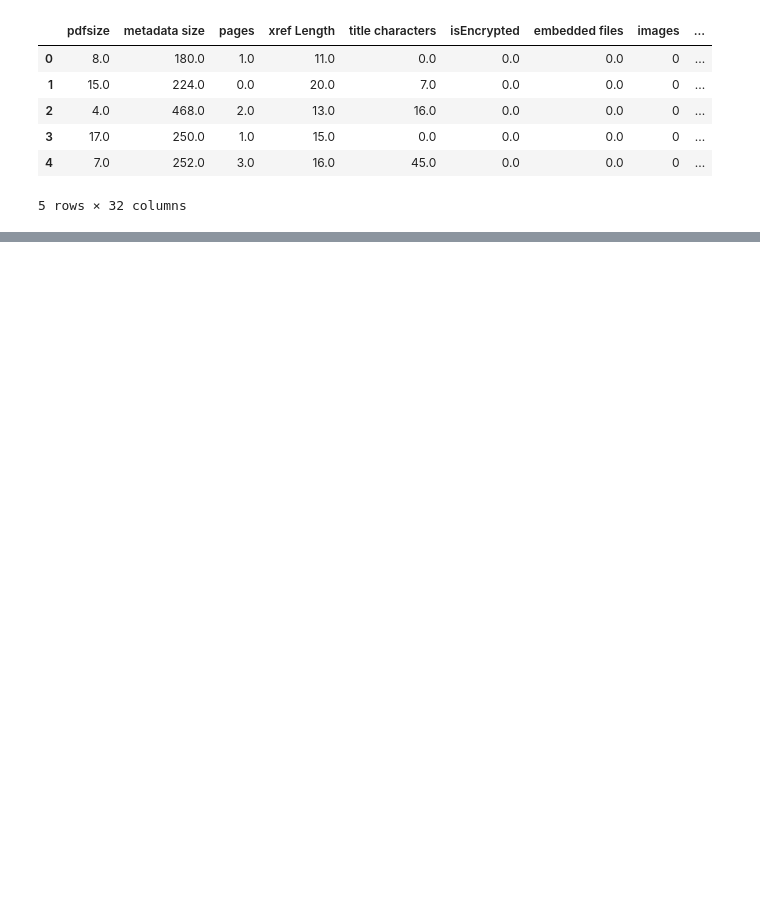
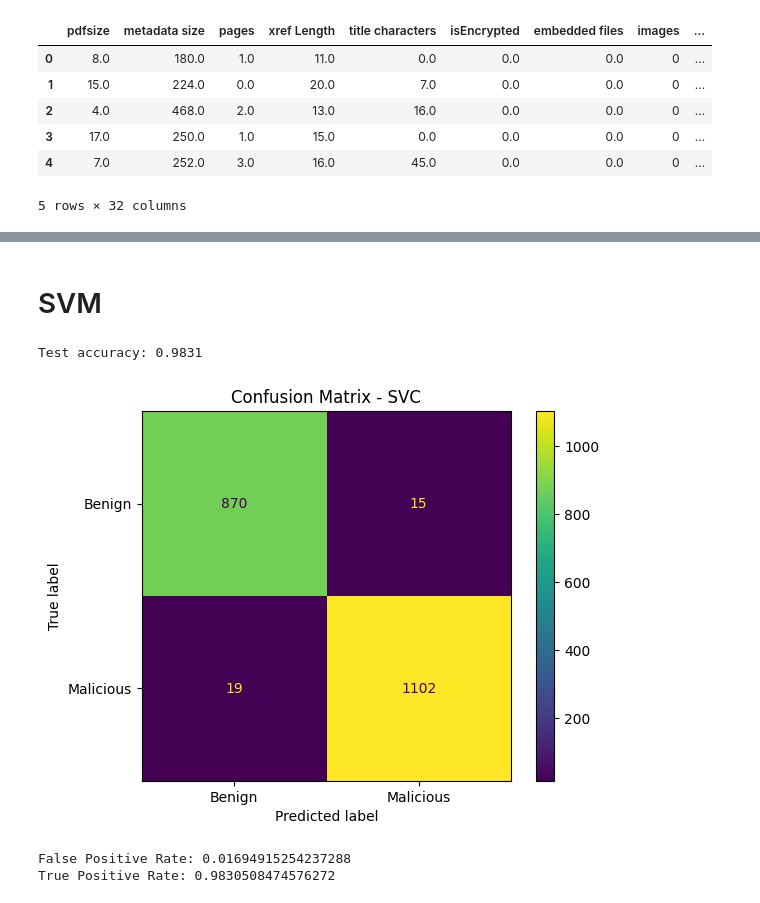
Before and after one commit to HimanS1708/CS658_Project, a Jupyter notebook: Model/PDF_MAL_23_Oct_24.ipynb, the cells around one changed output, grey strips where cells are left out. Saved outputs shown, nothing was run; the diff lists cells and outputs as text; code cells hidden in the pictures; blank space fills up the shorter version.

Commit message:
stacked model including svm

```diff
--- a/Model/PDF_MAL_23_Oct_24.ipynb
+++ b/Model/PDF_MAL_23_Oct_24.ipynb
@@ -776,0 +748,45 @@ Accuracy Score: 0.9905284147557328
+# %% [markdown]
+# SVM
+# %%
+from sklearn.preprocessing import StandardScaler
+from sklearn.svm import SVC
+from sklearn.metrics import confusion_matrix, accuracy_score, ConfusionMatrixDisplay
+import matplotlib.pyplot as plt
+
+# Split the data
+X_train, X_test, y_train, y_test = train_test_split(X, y, test_size=0.2, random_state=42)
+
+# Scale the features
+scaler = StandardScaler()
+X_train_scaled = scaler.fit_transform(X_train)
+X_test_scaled = scaler.transform(X_test)
+
+# Create SVM classifier with best parameters found from grid search
+svc = SVC(C=100, kernel='rbf', gamma='scale', random_state=42)
+
+# Train the model
+svc.fit(X_train_scaled, y_train)
+
+# Make predictions
+y_pred = svc.predict(X_test_scaled)
+
+# Calculate accuracy
+accuracy = accuracy_score(y_test, y_pred)
+print(f"Test accuracy: {accuracy:.4f}")
+
+# Create confusion matrix visualization
+cm = confusion_matrix(y_test, y_pred)
+disp = ConfusionMatrixDisplay(confusion_matrix=cm, display_labels=['Benign', 'Malicious'])
+disp.plot()
+plt.title('Confusion Matrix - SVC')
+plt.show()
+
+# Calculate and print additional metrics
+tn, fp, fn, tp = cm.ravel()
+print(f'False Positive Rate: {fp / (fp + tn)}')
+print(f'True Positive Rate: {tp / (tp + fn)}')
+# %% [output]
+Test accuracy: 0.9831
+[figure, added]
+False Positive Rate: 0.01694915254237288
+True Positive Rate: 0.9830508474576272
```
Also changed, not shown: parts of 43 cells of this notebook.
